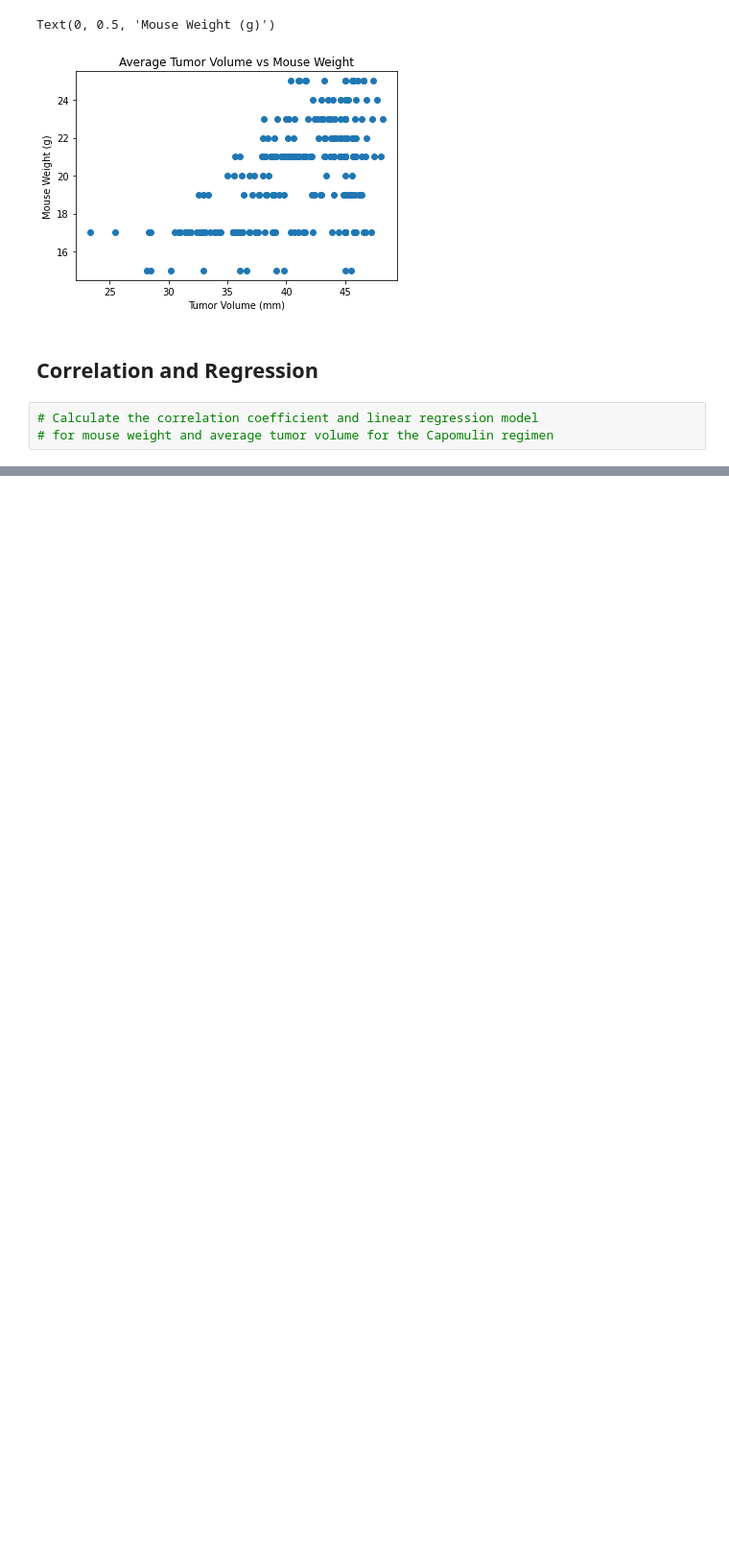
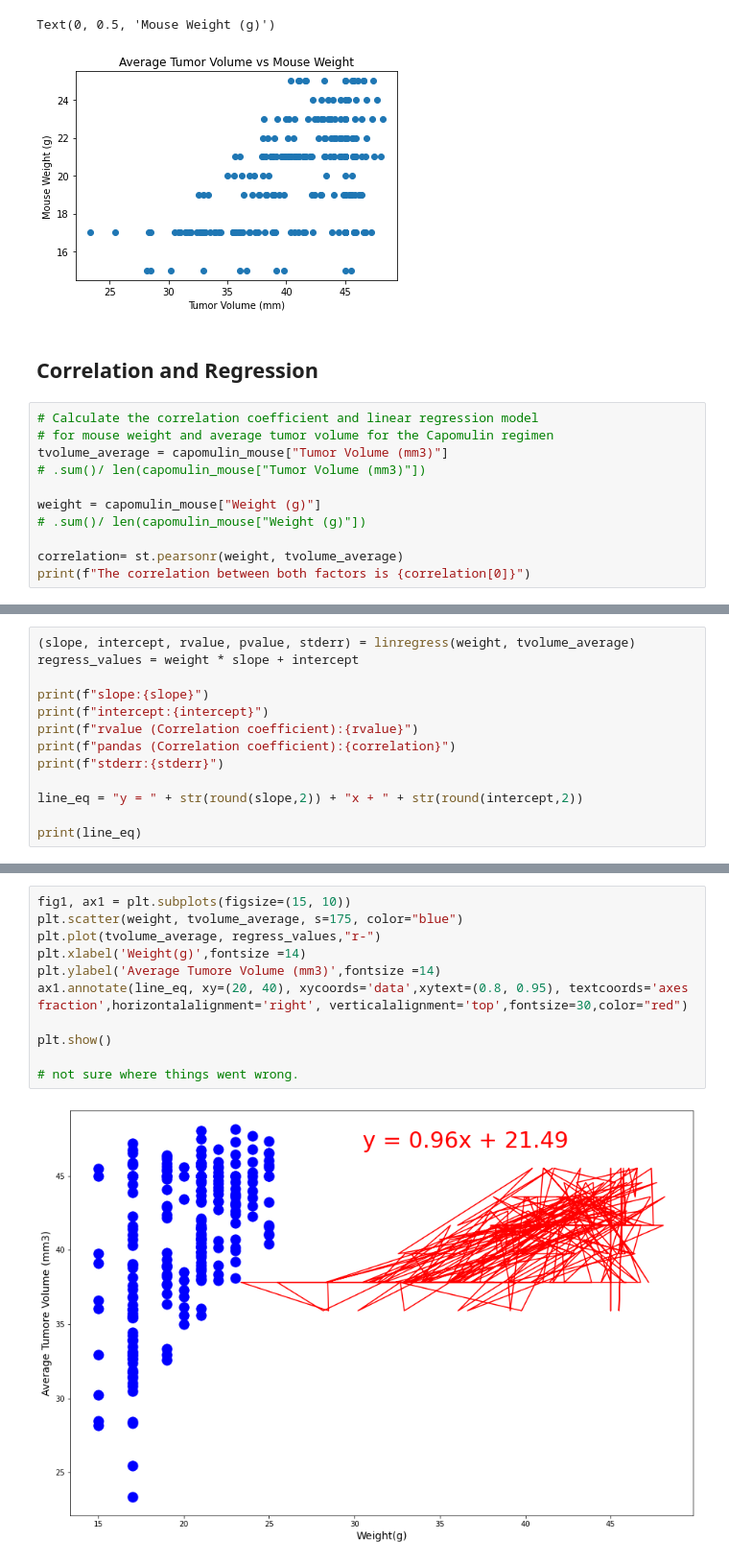
Before and after one commit to mattinglyjen/Matplotlib, a Jupyter notebook: Instructions/Pymaceuticals/pymaceuticals_starter.ipynb, the cells around one changed output, grey strips where cells are left out. Shown at 96% size. Cells and saved outputs as stored; diff of their text form; blank space fills up the shorter version.

Commit message:
created final plot

```diff
--- a/Instructions/Pymaceuticals/pymaceuticals_starter.ipynb
+++ b/Instructions/Pymaceuticals/pymaceuticals_starter.ipynb
@@ -423,3 +427,11 @@ Text(0, 0.5, 'Mouse Weight (g)')
 # %%
 # Calculate the correlation coefficient and linear regression model
 # for mouse weight and average tumor volume for the Capomulin regimen
+tvolume_average = capomulin_mouse["Tumor Volume (mm3)"]
+# .sum()/ len(capomulin_mouse["Tumor Volume (mm3)"])
+
+weight = capomulin_mouse["Weight (g)"]
+# .sum()/ len(capomulin_mouse["Weight (g)"])
+
+correlation= st.pearsonr(weight, tvolume_average)
+print(f"The correlation between both factors is {correlation[0]}")
@@ -425,0 +440,13 @@ Text(0, 0.5, 'Mouse Weight (g)')
+# %%
+(slope, intercept, rvalue, pvalue, stderr) = linregress(weight, tvolume_average)
+regress_values = weight * slope + intercept
+
+print(f"slope:{slope}")
+print(f"intercept:{intercept}")
+print(f"rvalue (Correlation coefficient):{rvalue}")
+print(f"pandas (Correlation coefficient):{correlation}")
+print(f"stderr:{stderr}")
+
+line_eq = "y = " + str(round(slope,2)) + "x + " + str(round(intercept,2))
+
+print(line_eq)
@@ -425,0 +460,13 @@ Text(0, 0.5, 'Mouse Weight (g)')
+# %%
+fig1, ax1 = plt.subplots(figsize=(15, 10))
+plt.scatter(weight, tvolume_average, s=175, color="blue")
+plt.plot(tvolume_average, regress_values,"r-")
+plt.xlabel('Weight(g)',fontsize =14)
+plt.ylabel('Average Tumore Volume (mm3)',fontsize =14)
+ax1.annotate(line_eq, xy=(20, 40), xycoords='data',xytext=(0.8, 0.95), textcoords='axes fraction',horizontalalignment='right', verticalalignment='top',fontsize=30,color="red")
+
+plt.show()
+
+# not sure where things went wrong.
+# %% [output]
+[figure, added]
```
Also changed, not shown: parts of 5 cells of this notebook, 1 other file.
